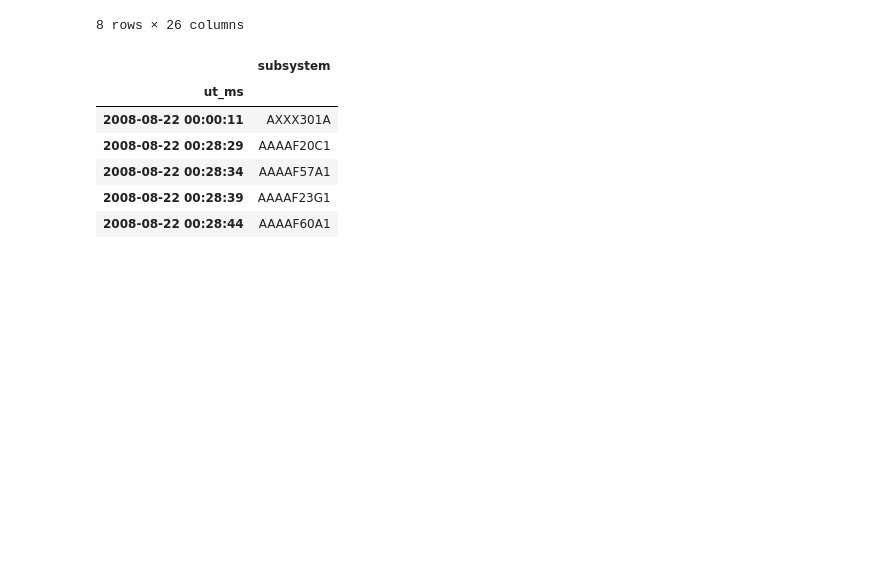
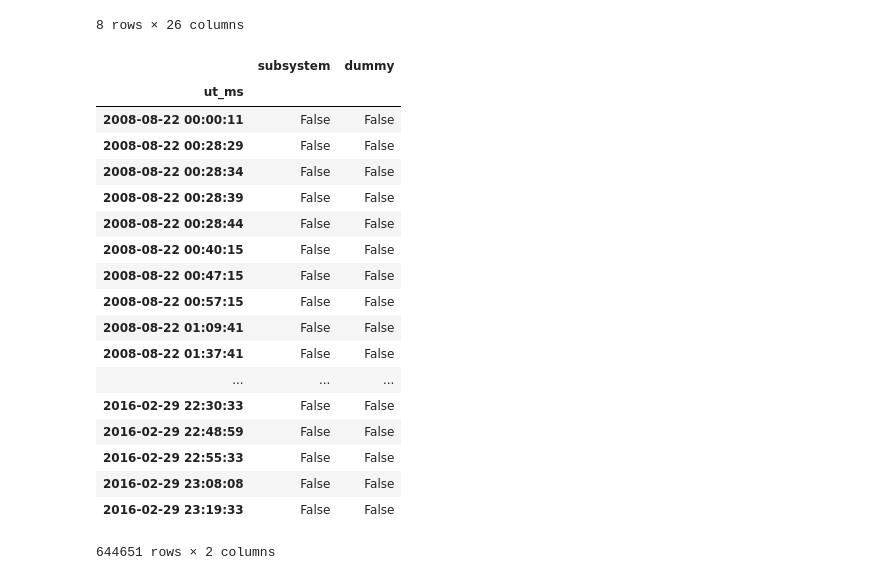
Before and after one commit to ktrnka/mars-express, a Jupyter notebook: experiments.ipynb, the cells around one changed output. Saved outputs shown, nothing was run; the diff lists cells and outputs as text; code cells hidden in the pictures; blank space fills up the shorter version.

```diff
--- a/experiments.ipynb
+++ b/experiments.ipynb
@@ -219,12 +219,24 @@ sample_df.describe()
 | max | 1.000000 | 1.000000 | 1.000000 | 1.000000 | 1.000000 | 1.000000 | 1.000000 | 1.000000 | 1.000000 | ... |
 8 rows × 26 columns
 # %%
-dmop_data.head()
+dmop_data.isnull()
 # %% [output]
-|  | subsystem |
-| ut_ms |  |
-| 2008-08-22 00:00:11 | AXXX301A |
-| 2008-08-22 00:28:29 | AAAAF20C1 |
-| 2008-08-22 00:28:34 | AAAAF57A1 |
-| 2008-08-22 00:28:39 | AAAAF23G1 |
-| 2008-08-22 00:28:44 | AAAAF60A1 |
+|  | subsystem | dummy |
+| ut_ms |  |  |
+| 2008-08-22 00:00:11 | False | False |
+| 2008-08-22 00:28:29 | False | False |
+| 2008-08-22 00:28:34 | False | False |
+| 2008-08-22 00:28:39 | False | False |
+| 2008-08-22 00:28:44 | False | False |
+| 2008-08-22 00:40:15 | False | False |
+| 2008-08-22 00:47:15 | False | False |
+| 2008-08-22 00:57:15 | False | False |
+| 2008-08-22 01:09:41 | False | False |
+| 2008-08-22 01:37:41 | False | False |
+| ... | ... | ... |
+| 2016-02-29 22:30:33 | False | False |
+| 2016-02-29 22:48:59 | False | False |
+| 2016-02-29 22:55:33 | False | False |
+| 2016-02-29 23:08:08 | False | False |
+| 2016-02-29 23:19:33 | False | False |
+644651 rows × 2 columns
```
Also changed, not shown: parts of 1 cell of this notebook, 3 other files.
